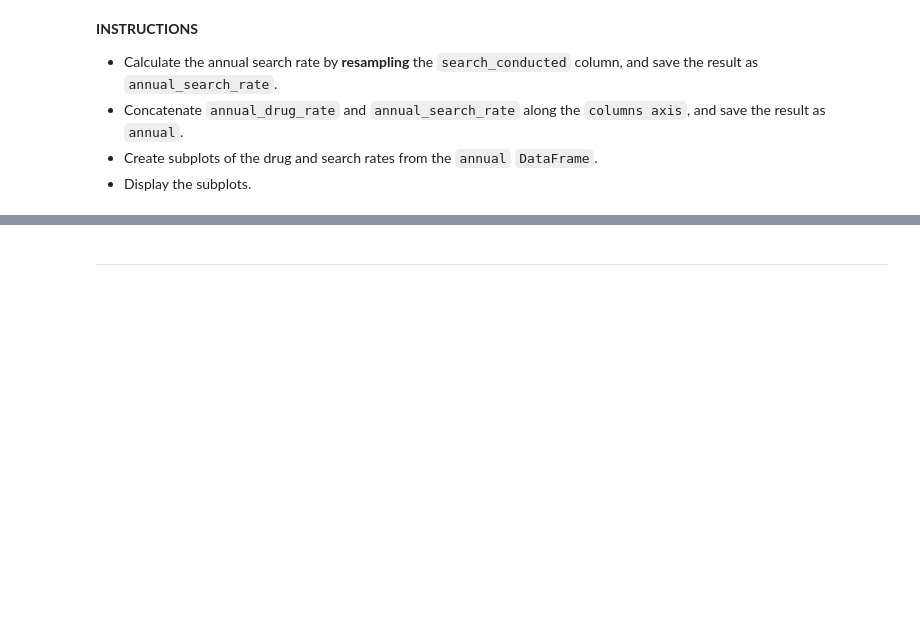
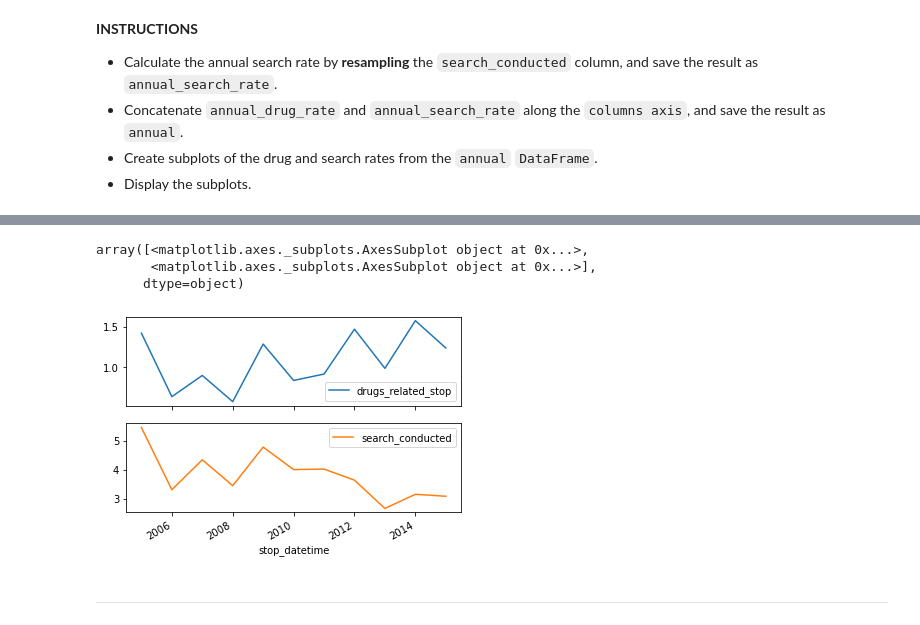
Before and after one commit to deepdatanalytics/EDA_CAR_PROJECT, a Jupyter notebook: 01_Projects/01_DAPY/03-visual-exploratory-data-analysis(Student).ipynb, the cells around one changed output, grey strips where cells are left out. Cells and saved outputs as stored; diff of their text form; code cells hidden in the pictures; blank space fills up the shorter version.

```diff
--- a/01_Projects/01_DAPY/03-visual-exploratory-data-analysis(Student).ipynb
+++ b/01_Projects/01_DAPY/03-visual-exploratory-data-analysis(Student).ipynb
@@ -177,3 +336,12 @@ plt.show()
+# %%
+annual2 = pd.concat([annual_drug_rate, annual], axis = "columns")
+# %%
+annual2.plot(subplots = True)
+# %% [output]
+array([<matplotlib.axes._subplots.AxesSubplot object at 0x...>,
+       <matplotlib.axes._subplots.AxesSubplot object at 0x...>],
+      dtype=object)
+[figure, added]
 # %% [markdown]
 ***
 # %% [markdown]
```
Also changed, not shown: parts of 30 cells of this notebook, 9 other files.
